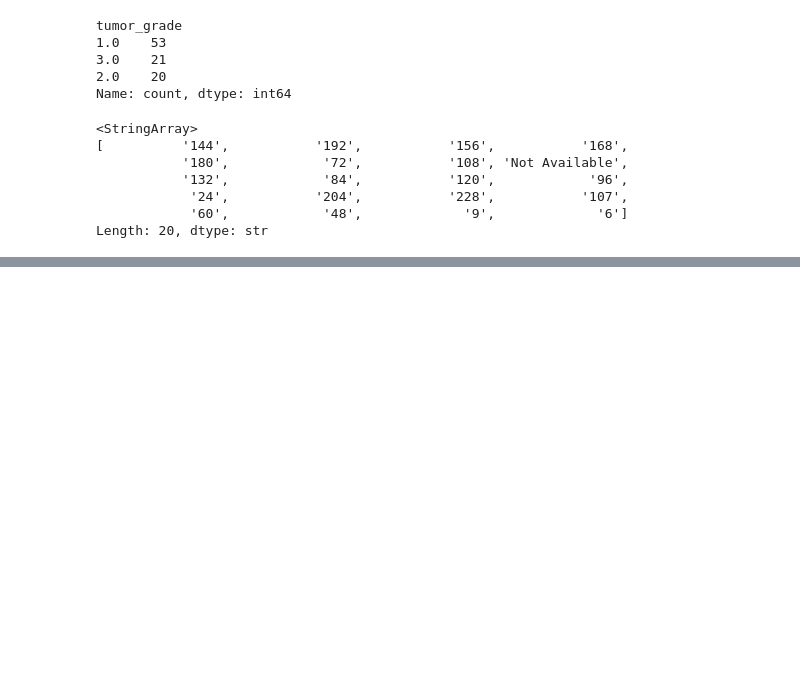
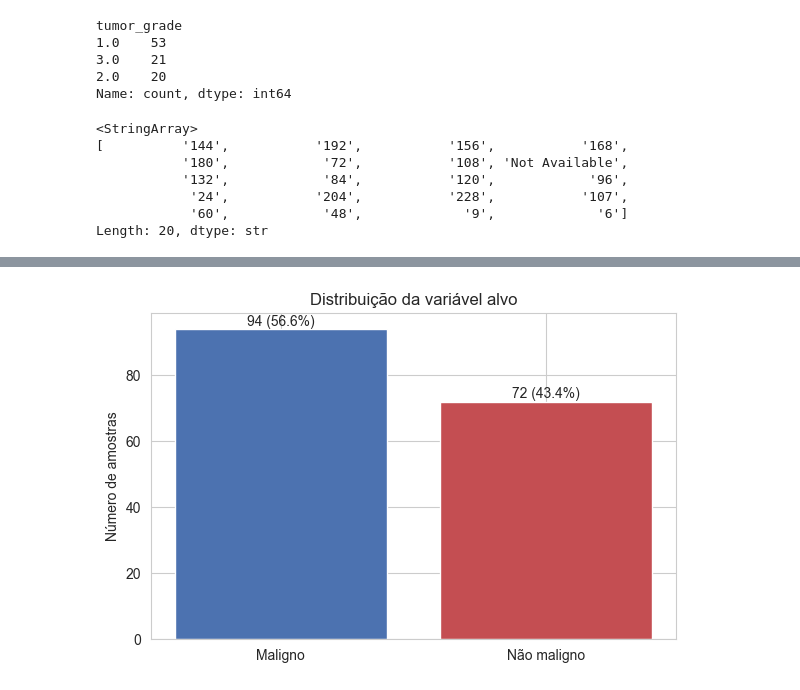
Before and after one commit to brenoluca21/tcc-metabolomics-canine-cancer-ml, a Jupyter notebook: notebook/exploration.ipynb, the cells around one changed output, grey strips where cells are left out. Drawn from its saved outputs; the diff is of its cells as text; code cells hidden in the pictures; blank space fills up the shorter version.

```diff
--- a/notebook/exploration.ipynb
+++ b/notebook/exploration.ipynb
@@ -389,0 +485,5 @@ dataset_final['age'] = pd.to_numeric(
+# %%
+# 1. Remover colunas clínicas problemáticas
+cols_clinicas_remover = ['tumor_type', 'tumor_grade', 'breed', 'er_status', 'her2_status']
+dataset_final = dataset_final.drop(columns=cols_clinicas_remover)
+print(f"Colunas clínicas removidas: {cols_clinicas_remover}")
@@ -389,0 +641,8 @@ dataset_final['age'] = pd.to_numeric(
+# %%
+# 6. Identificação das colunas de metabólitos
+# ----------------------------------------------------------
+cols_nao_metabolitos = ['sample_id', 'tumor_state', 'age', 'age_years',
+                          'neutered', 'target',
+                          'neutered_Intact', 'neutered_Neutered', 'neutered_Not Available']
+metab_cols = [c for c in dataset_final.columns if c not in cols_nao_metabolitos]
+print(f"\nNúmero de metabólitos: {len(metab_cols)}")
@@ -389,0 +694,34 @@ dataset_final['age'] = pd.to_numeric(
+# %%
+## Análise Exploratória — Imports
+
+# Bibliotecas utilizadas para a criação dos gráficos de análise
+# exploratória: distribuição da variável alvo, matriz de correlação
+# entre metabólitos e comparação de metabólitos entre os grupos.
+# ----------------------------------------------------------
+import matplotlib.pyplot as plt
+import seaborn as sns
+
+sns.set_style("whitegrid")
+# %%
+## Distribuição da variável alvo
+
+# Visualização da proporção entre as classes maligna e não maligna
+# após a recodificação binária, permitindo observar o desbalanceamento
+# leve entre os grupos discutido na etapa de codificação.
+# ----------------------------------------------------------
+fig, ax = plt.subplots(figsize=(6, 4))
+
+contagem = dataset_final['target'].map({0: 'Não maligno', 1: 'Maligno'}).value_counts()
+cores = ['#4C72B0', '#C44E52']
+
+ax.bar(contagem.index, contagem.values, color=cores)
+for i, v in enumerate(contagem.values):
+    ax.text(i, v + 1, f"{v} ({v/len(dataset_final)*100:.1f}%)", ha='center')
+
+ax.set_title('Distribuição da variável alvo')
+ax.set_ylabel('Número de amostras')
+plt.tight_layout()
+plt.savefig('../figuras/distribuicao_target.png', dpi=150)
+plt.show()
+# %% [output]
+[figure, added]
```
Also changed, not shown: parts of 48 cells of this notebook, 5 other files.
